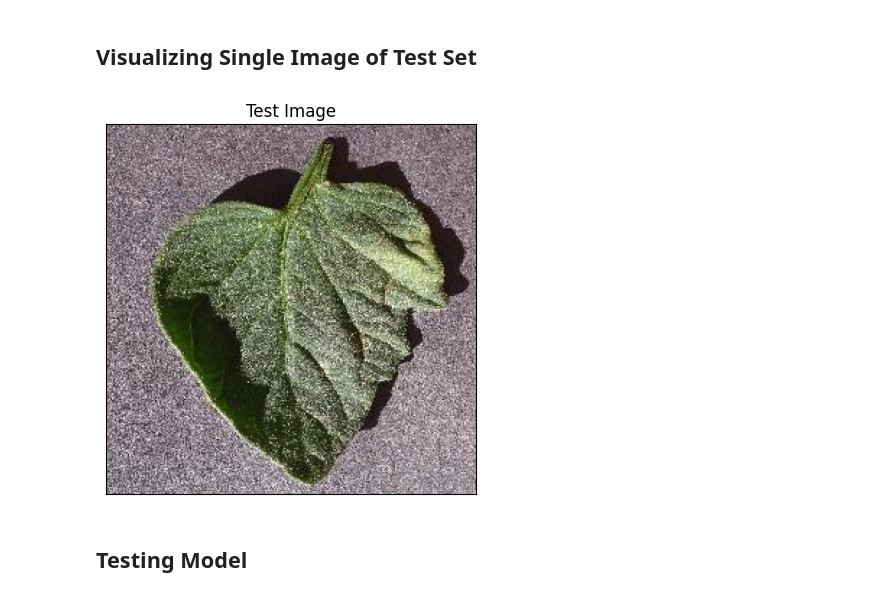
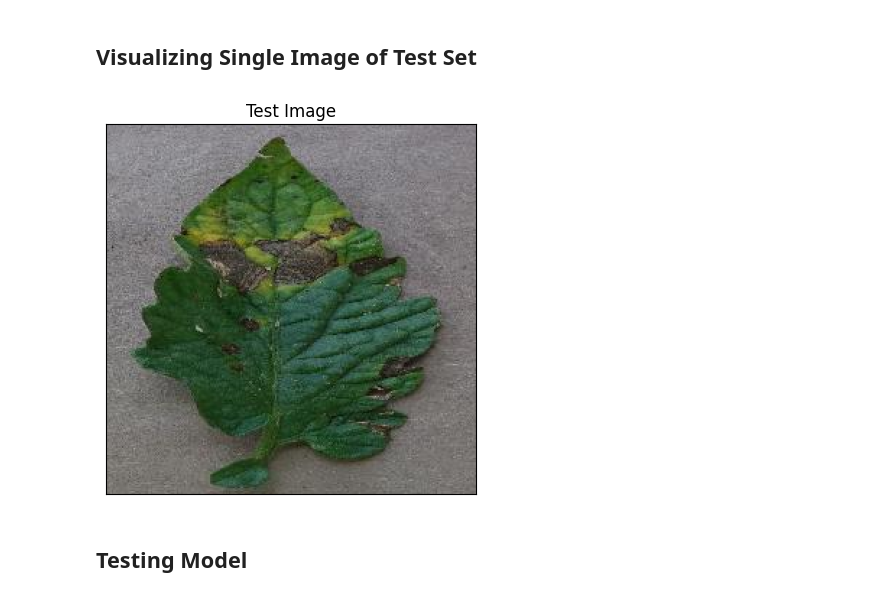
Before and after one commit to RajendraPatra7/Plant-Disease, a Jupyter notebook: Test_Plant_Disease.ipynb, the cells around one changed output. Cells and saved outputs as stored; diff of their text form; code cells hidden in the pictures.

```diff
--- a/Test_Plant_Disease.ipynb
+++ b/Test_Plant_Disease.ipynb
@@ -47,25 +47,25 @@ Model: "sequential"
 #%pip freeze > main_requirements.txt
 # %%
 import cv2
-image_path = "test/test/TomatoHealthy1.JPG"
+image_path = "test/test/TomatoEarlyBlight4.JPG"
 
 # Reading Image ~
 img = cv2.imread(image_path)
 
 # Convert the BGR image to RGB format
 img = cv2.cvtColor(img, cv2.COLOR_BGR2RGB)
 
 
 # Displaying Image
 plt.imshow(img)
 plt.title("Test Image")
 
 # To remove the X-Axis and the Y-Axis values
 plt.xticks([])
 plt.yticks([])
 plt.show()
 # %% [output]
-[figure, old version]
+[figure, new version]
 # %% [markdown]
 ## Testing Model
 # %%
```
Also changed, not shown: parts of 4 cells of this notebook, 2 other files.
